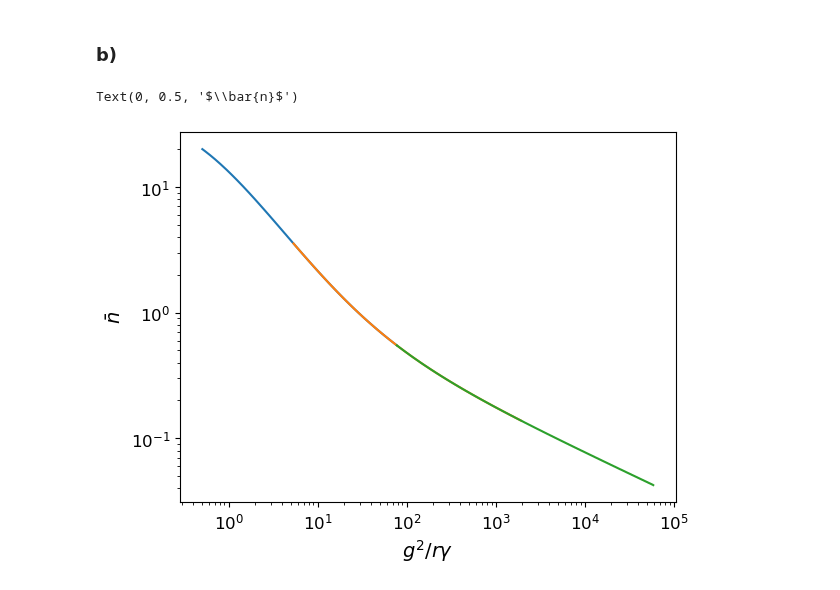
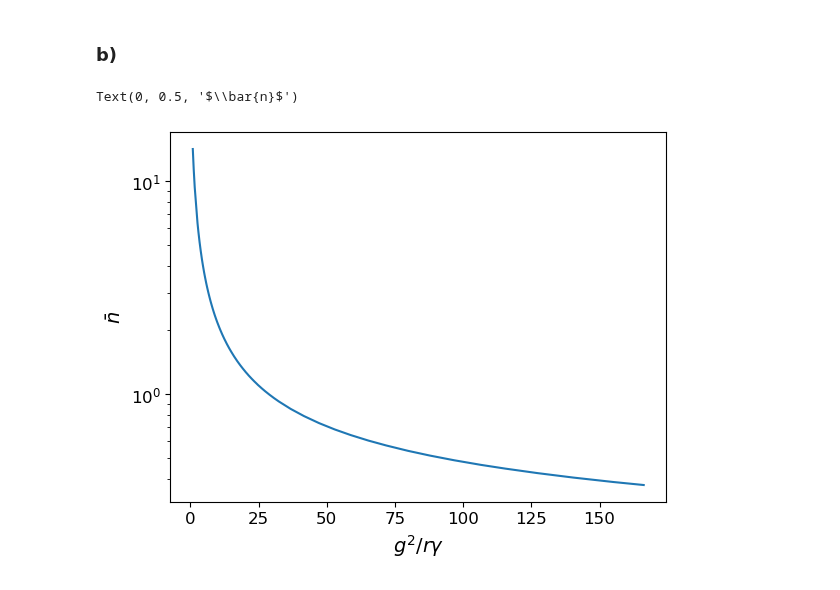
Before and after one commit to jleamer/mode_cooling, a Jupyter notebook: fidelity_calcs.ipynb, the cells around one changed output. Drawn from its saved outputs; the diff is of its cells as text; code cells hidden in the pictures.

```diff
--- a/fidelity_calcs.ipynb
+++ b/fidelity_calcs.ipynb
@@ -237,30 +237,30 @@ plt.legend()
 # Create array of g values
 ωc = 2.87 * 2 * np.pi * 1e9
 κ = 0
-γ = np.logspace(3, 5, 1000)
-g = np.array([1e5, 1e6, 1e7])
+Q = 320000 # Sim max for PhC cavity
+γ = ωc / Q
+#γ = 1e5
+g = np.logspace(5, 7, 1000)
 r_g_ratio = np.linspace(0.01, 2, 1000)
 # %%
 min_nbar = 100
 opt_rval_ind = 0
-gsq_ov_rγ = np.zeros((g.shape[0], γ.shape[0]))
-nbars = np.zeros((g.shape[0], γ.shape[0]))
+gsq_ov_rγ = np.zeros(g.shape[0])
+nbars = np.zeros(g.shape[0])
 for i in range(g.shape[0]):
-    for j in range(γ.shape[0]):
-        for k in range(r_g_ratio.shape[0]):
-            temp = full_mean_photons_cav(κ, ωc, γ[j], r_g_ratio[k] * g[i], g[i], nT, nc, 0)
-            if temp < min_nbar:
-                min_nbar = temp
-                opt_rval_ind = k
+    for k in range(r_g_ratio.shape[0]):
+        temp = full_mean_photons_cav(κ, ωc, γ, r_g_ratio[k] * g[i], g[i], nT, nc, 0)
+        if temp < min_nbar:
+            min_nbar = temp
+            opt_rval_ind = k
 
-        nbars[i][j] = min_nbar
-        gsq_ov_rγ[i][j] = g[i] ** 2 / (r_g_ratio[opt_rval_ind] * g[i] * γ[j])
-        min_nbar = 100
+    nbars[i] = min_nbar
+    gsq_ov_rγ[i] = g[i] ** 2 / (r_g_ratio[opt_rval_ind] * g[i] * γ)
+    min_nbar = 100
 # %%
-for i in range(g.shape[0]):
-    plt.loglog(gsq_ov_rγ[i], nbars[i])
+plt.semilogy(gsq_ov_rγ, nbars)
 plt.xlabel("$g^2/r\\gamma$")
 plt.ylabel("$\\bar{n}$")
 # %% [output]
 Text(0, 0.5, '$\\bar{n}$')
-[figure, old version]
+[figure, new version]
```
Also changed, not shown: 1 other file.
